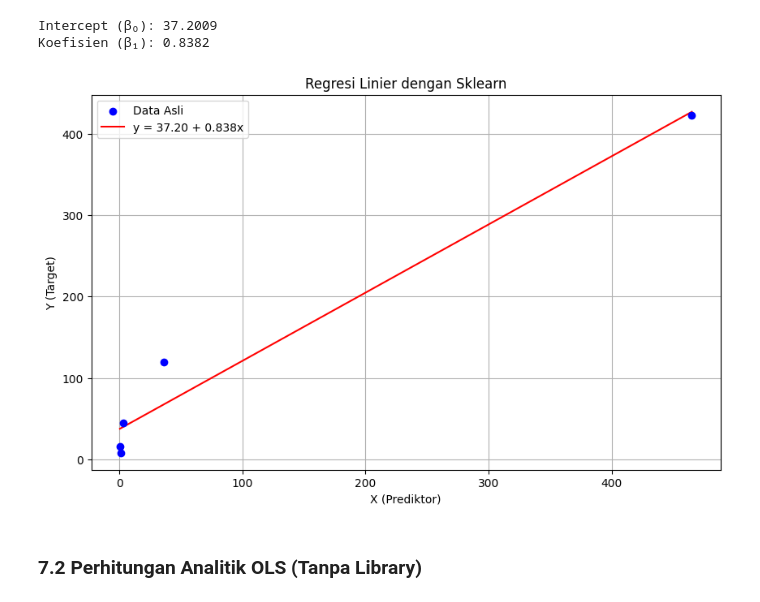
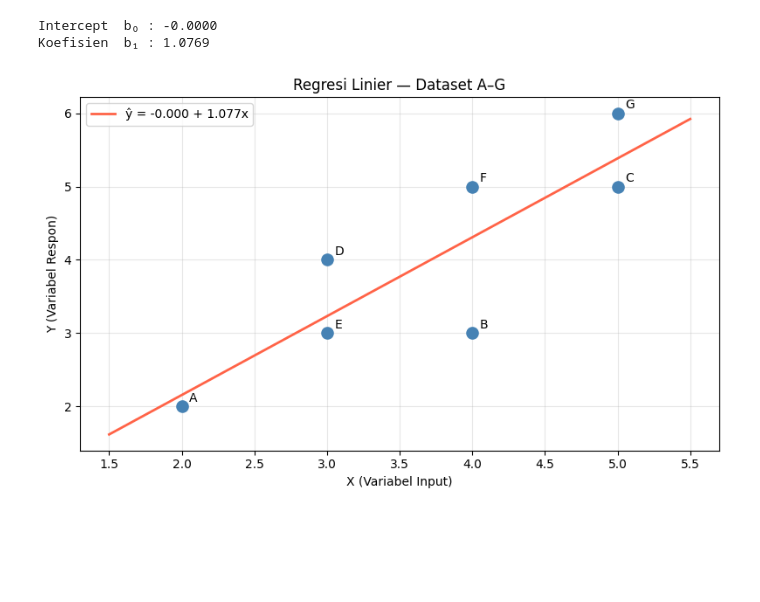
Before and after one commit to Okansyailendra/PenDat, a Jupyter notebook: materi/_build/jupyter_execute/regresi_linear.ipynb, the cells around one changed output. Drawn from its saved outputs; the diff is of its cells as text; code cells hidden in the pictures; blank space fills up the shorter version.

Commit message:
regresi linear

```diff
--- a/materi/_build/jupyter_execute/regresi_linear.ipynb
+++ b/materi/_build/jupyter_execute/regresi_linear.ipynb
@@ -132,38 +308,39 @@ Untuk variabel kategorikal dengan $k$ level, buat $k-1$ variabel binary (dummy).
 # %%
 import numpy as np
-import pandas as pd
+import matplotlib.pyplot as plt
 from sklearn.linear_model import LinearRegression
-import matplotlib.pyplot as plt
 
-# Dataset
-X = np.array([3.385, 0.48, 1.35, 465.0, 36.33]).reshape(-1, 1)
-Y = np.array([44.5, 15.5, 8.1, 423.0, 119.5])
+# ── Dataset (7 titik A–G) ──────────────────────────────────
+X = np.array([2, 4, 5, 3, 3, 4, 5], dtype=float).reshape(-1, 1)
+Y = np.array([2, 3, 5, 4, 3, 5, 6], dtype=float)
+labels = list("ABCDEFG")
 
-# Membuat dan melatih model
+# ── Latih model ────────────────────────────────────────────
 model = LinearRegression()
 model.fit(X, Y)
 
-# Koefisien hasil
-print(f"Intercept (β₀): {model.intercept_:.4f}")
-print(f"Koefisien (β₁): {model.coef_[0]:.4f}")
+print(f"Intercept  b₀ : {model.intercept_:.4f}")
+print(f"Koefisien  b₁ : {model.coef_[0]:.4f}")
 
-# Prediksi
-X_pred = np.linspace(min(X), max(X), 100).reshape(-1, 1)
-Y_pred = model.predict(X_pred)
+# ── Prediksi & visualisasi ─────────────────────────────────
+X_line = np.linspace(1.5, 5.5, 200).reshape(-1, 1)
+Y_line = model.predict(X_line)
 
-# Visualisasi
-plt.figure(figsize=(10, 6))
-plt.scatter(X, Y, color='blue', label='Data Asli', zorder=5)
-plt.plot(X_pred, Y_pred, color='red', label=f'y = {model.intercept_:.2f} + {model.coef_[0]:.3f}x')
-plt.xlabel('X (Prediktor)')
-plt.ylabel('Y (Target)')
-plt.title('Regresi Linier dengan Sklearn')
+plt.figure(figsize=(8, 5))
+plt.scatter(X, Y, color="steelblue", s=90, zorder=5)
+for i, lbl in enumerate(labels):
+    plt.annotate(lbl, (X[i, 0], Y[i]), textcoords="offset points",
+                 xytext=(6, 4), fontsize=10)
+plt.plot(X_line, Y_line, color="tomato", lw=2,
+         label=f"ŷ = {model.intercept_:.3f} + {model.coef_[0]:.3f}x")
+plt.xlabel("X (Variabel Input)")
+plt.ylabel("Y (Variabel Respon)")
+plt.title("Regresi Linier — Dataset A–G")
 plt.legend()
-plt.grid(True)
+plt.grid(alpha=0.3)
+plt.tight_layout()
 plt.show()
 # %% [output]
-Intercept (β₀): 37.2009
-Koefisien (β₁): 0.8382
+Intercept  b₀ : -0.0000
+Koefisien  b₁ : 1.0769
-[figure, old version]
+[figure, new version]
-# %% [markdown]
-### 7.2 Perhitungan Analitik OLS (Tanpa Library)
```
Also changed, not shown: parts of 12 cells of this notebook, 27 other files.
